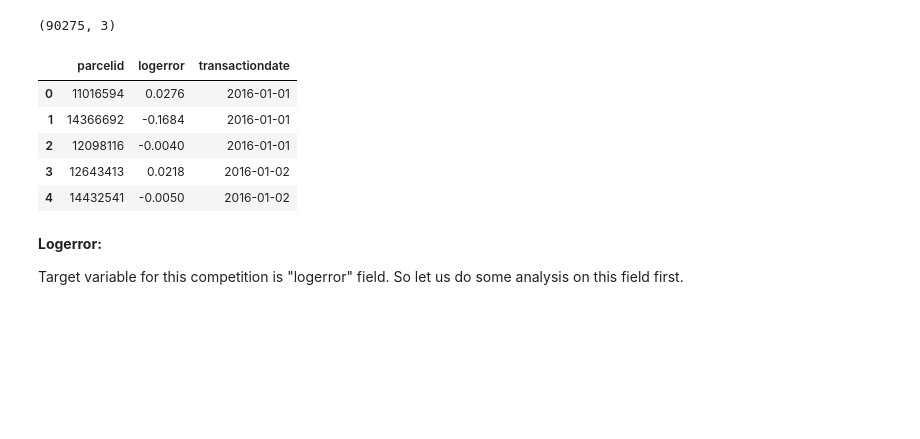
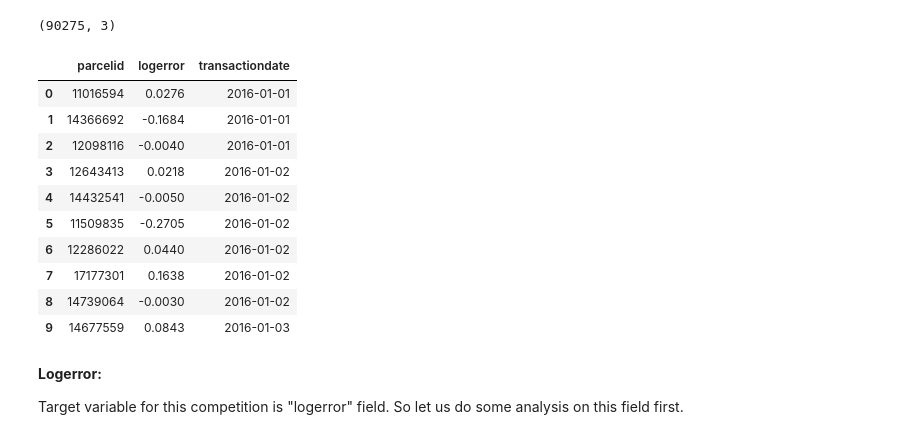
Before and after one commit to adrienctx/cb-data-science-workshops, a Jupyter notebook: kaggle-zillow/notebooks/data-exploration.ipynb, the cells around one changed output. Drawn from its saved outputs; the diff is of its cells as text; code cells hidden in the pictures; blank space fills up the shorter version.

```diff
--- a/kaggle-zillow/notebooks/data-exploration.ipynb
+++ b/kaggle-zillow/notebooks/data-exploration.ipynb
@@ -48,14 +48,19 @@ train_df.shape
 # %% [output]
 (90275, 3)
 # %%
-train_df.head()
+train_df.head(10)
 # %% [output]
 |  | parcelid | logerror | transactiondate |
 | 0 | 11016594 | 0.0276 | 2016-01-01 |
 | 1 | 14366692 | -0.1684 | 2016-01-01 |
 | 2 | 12098116 | -0.0040 | 2016-01-01 |
 | 3 | 12643413 | 0.0218 | 2016-01-02 |
 | 4 | 14432541 | -0.0050 | 2016-01-02 |
+| 5 | 11509835 | -0.2705 | 2016-01-02 |
+| 6 | 12286022 | 0.0440 | 2016-01-02 |
+| 7 | 17177301 | 0.1638 | 2016-01-02 |
+| 8 | 14739064 | -0.0030 | 2016-01-02 |
+| 9 | 14677559 | 0.0843 | 2016-01-03 |
 # %% [markdown]
 **Logerror:**
 
```
Also changed, not shown: parts of 7 cells of this notebook, 1 other file.
